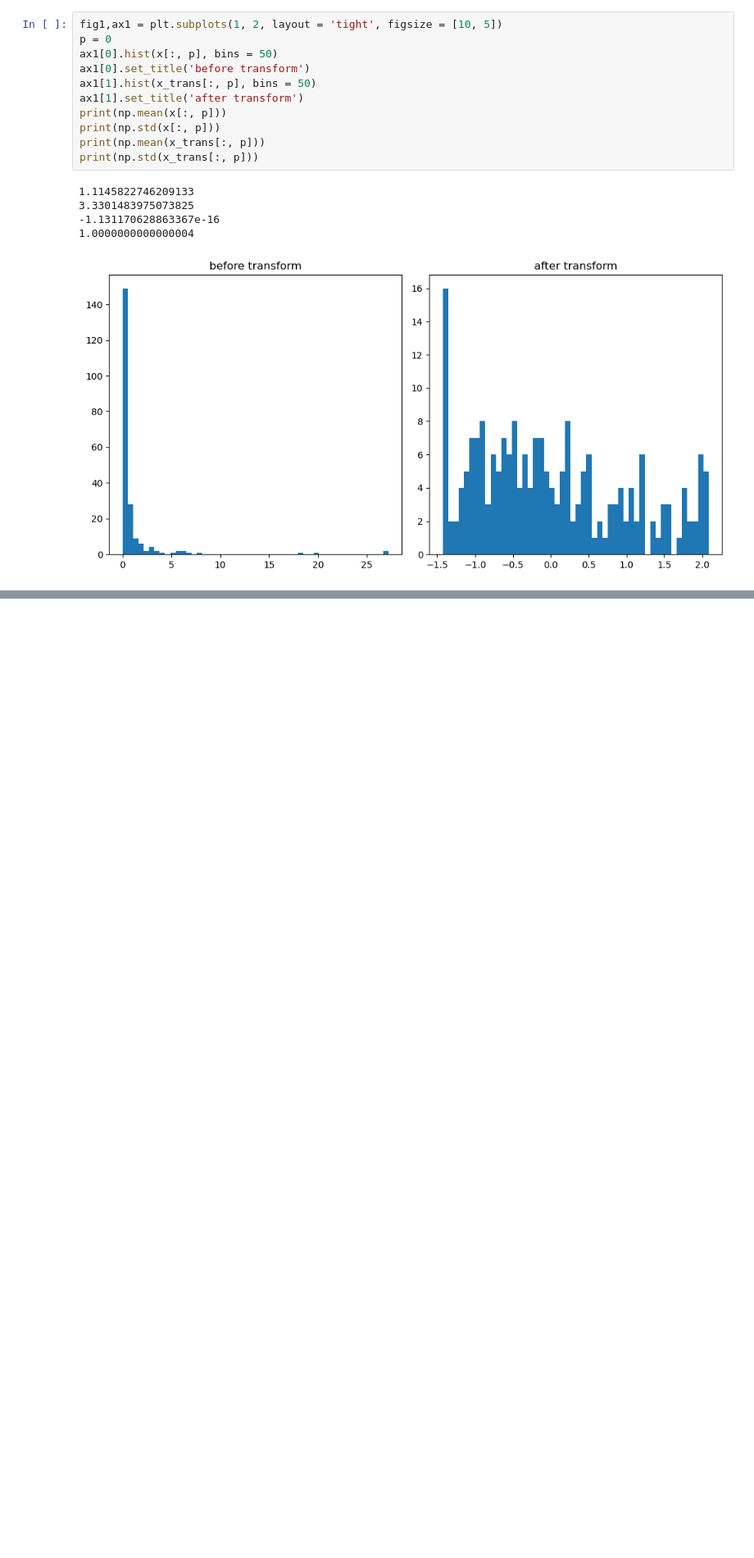
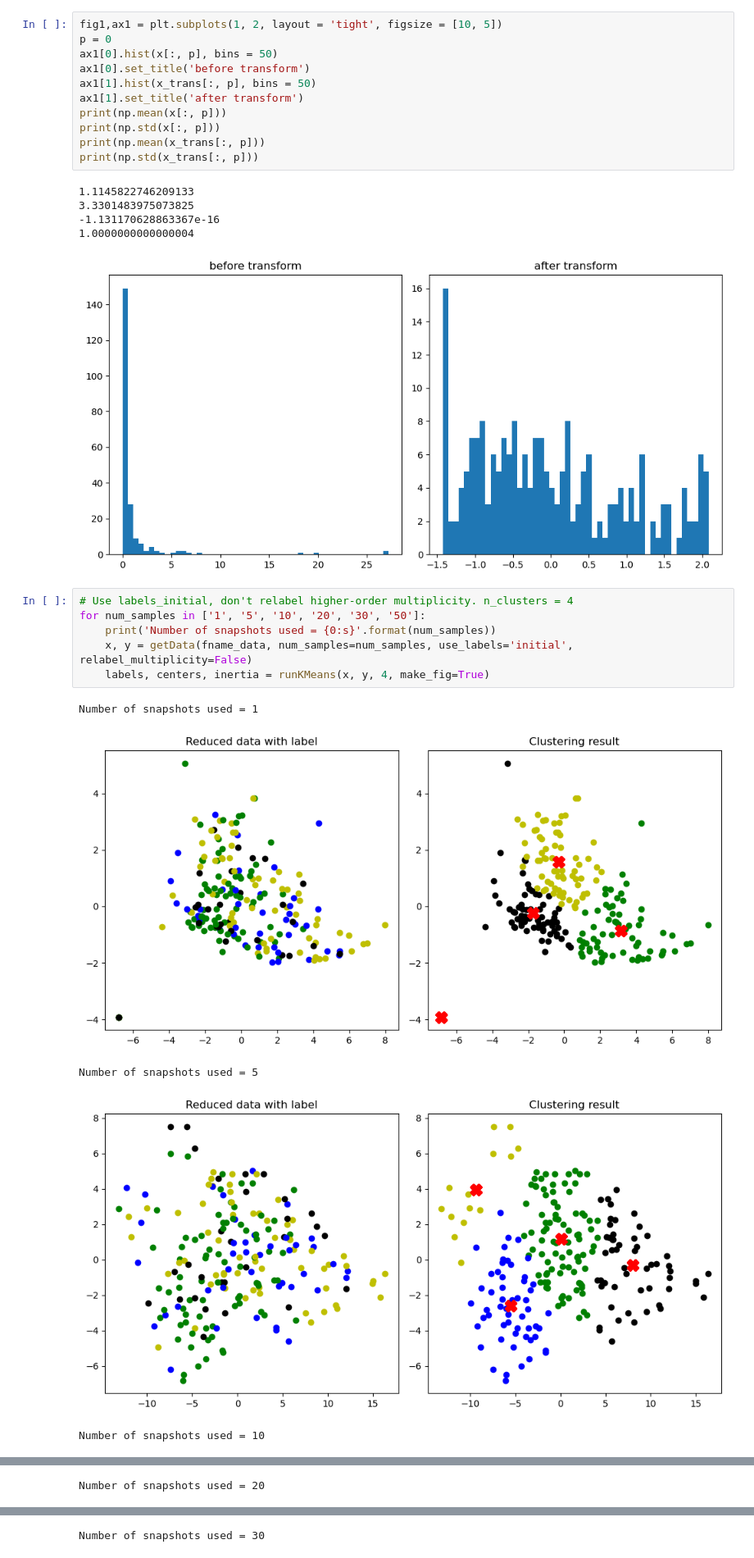
Before and after one commit to Sp24-CSE-382M/finalProject, a Jupyter notebook: k-means/kmeansCluster_v2.ipynb, the cells around one changed output, grey strips where cells are left out. Shown at 82% size. Cells and saved outputs as stored; diff of their text form; blank space fills up the shorter version.

```diff
--- a/k-means/kmeansCluster_v2.ipynb
+++ b/k-means/kmeansCluster_v2.ipynb
@@ -140,3 +153,15 @@ print(np.std(x_trans[:, p]))
 -1.131170628863367e-16
 1.0000000000000004
 [figure]
+# %%
+# Use labels_initial, don't relabel higher-order multiplicity. n_clusters = 4
+for num_samples in ['1', '5', '10', '20', '30', '50']:
+    print('Number of snapshots used = {0:s}'.format(num_samples))
+    x, y = getData(fname_data, num_samples=num_samples, use_labels='initial', relabel_multiplicity=False)
+    labels, centers, inertia = runKMeans(x, y, 4, make_fig=True)
+# %% [output]
+Number of snapshots used = 1
+[figure, added]
+Number of snapshots used = 5
+[figure, added]
+Number of snapshots used = 10
@@ -142,0 +169 @@ print(np.std(x_trans[:, p]))
+Number of snapshots used = 20
@@ -142,0 +171 @@ print(np.std(x_trans[:, p]))
+Number of snapshots used = 30
```
Also changed, not shown: parts of 5 cells of this notebook.
